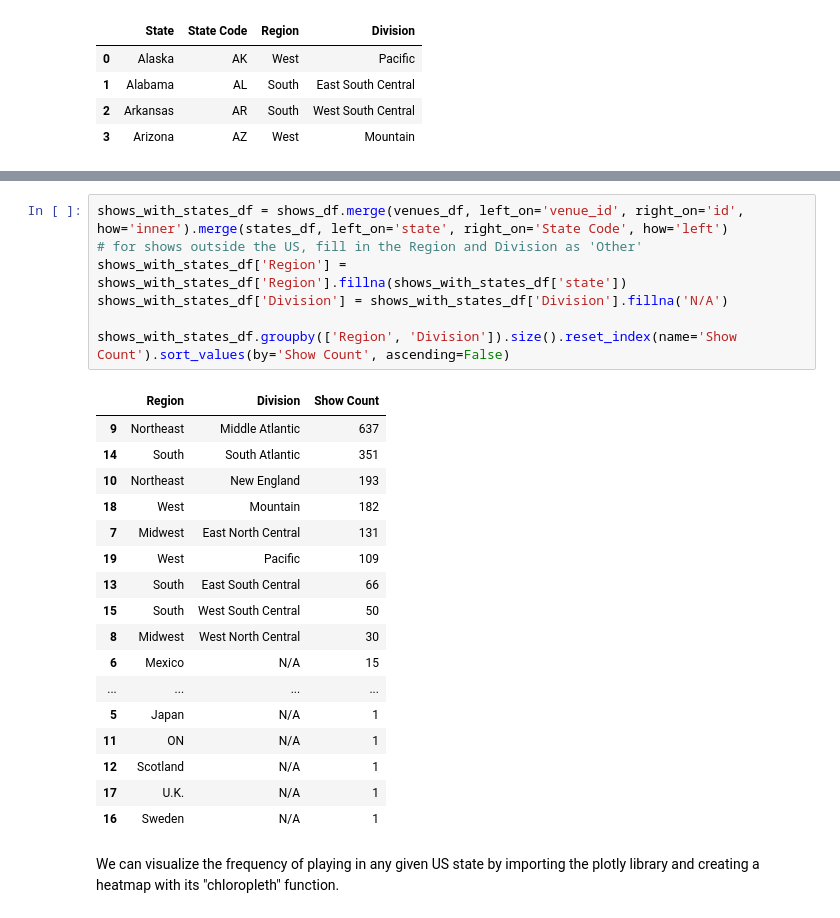
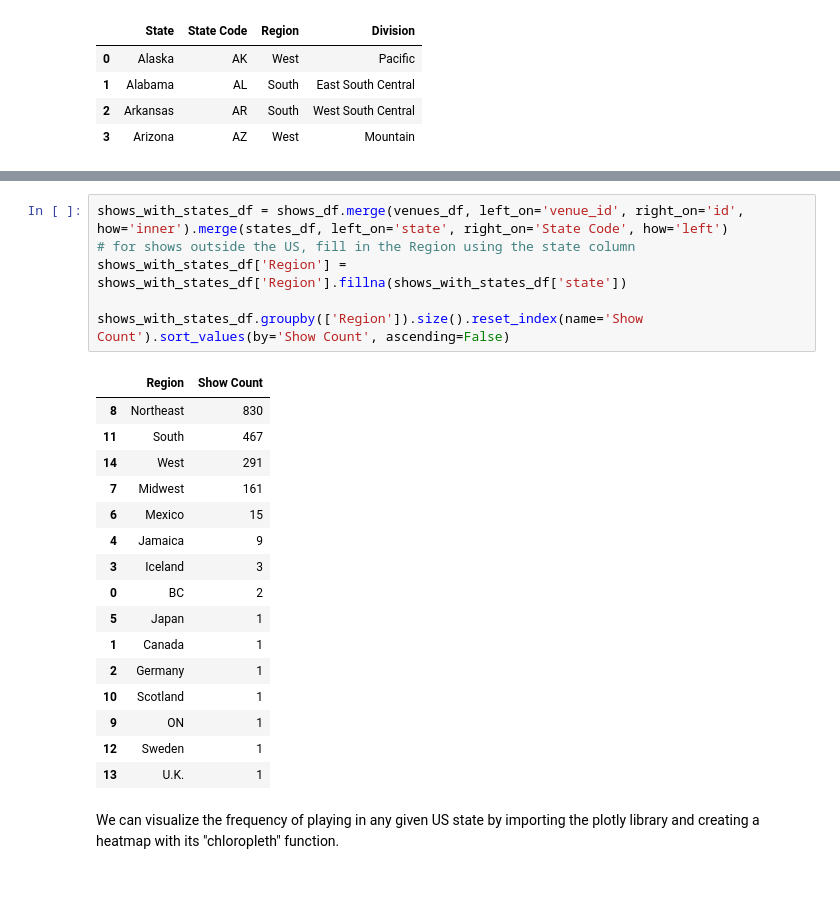
Before and after one commit to moracca/CM2015PWDMidterm, a Jupyter notebook: notebook.ipynb, the cells around one changed output, grey strips where cells are left out. Drawn from its saved outputs; the diff is of its cells as text; blank space fills up the shorter version.

```diff
--- a/notebook.ipynb
+++ b/notebook.ipynb
@@ -692,29 +707,27 @@ shows_df.merge(venues_df, left_on='venue_id', right_on='id', how='inner').groupb
 | 28 | MO | 12 |
 # %%
 shows_with_states_df = shows_df.merge(venues_df, left_on='venue_id', right_on='id', how='inner').merge(states_df, left_on='state', right_on='State Code', how='left')
-# for shows outside the US, fill in the Region and Division as 'Other'
+# for shows outside the US, fill in the Region using the state column
 shows_with_states_df['Region'] = shows_with_states_df['Region'].fillna(shows_with_states_df['state'])
-shows_with_states_df['Division'] = shows_with_states_df['Division'].fillna('N/A')
 
-shows_with_states_df.groupby(['Region', 'Division']).size().reset_index(name='Show Count').sort_values(by='Show Count', ascending=False)
+shows_with_states_df.groupby(['Region']).size().reset_index(name='Show Count').sort_values(by='Show Count', ascending=False)
 # %% [output]
-|  | Region | Division | Show Count |
-| 9 | Northeast | Middle Atlantic | 637 |
-| 14 | South | South Atlantic | 351 |
-| 10 | Northeast | New England | 193 |
-| 18 | West | Mountain | 182 |
-| 7 | Midwest | East North Central | 131 |
-| 19 | West | Pacific | 109 |
-| 13 | South | East South Central | 66 |
-| 15 | South | West South Central | 50 |
-| 8 | Midwest | West North Central | 30 |
-| 6 | Mexico | N/A | 15 |
-| ... | ... | ... | ... |
-| 5 | Japan | N/A | 1 |
-| 11 | ON | N/A | 1 |
-| 12 | Scotland | N/A | 1 |
-| 17 | U.K. | N/A | 1 |
-| 16 | Sweden | N/A | 1 |
+|  | Region | Show Count |
+| 8 | Northeast | 830 |
+| 11 | South | 467 |
+| 14 | West | 291 |
+| 7 | Midwest | 161 |
+| 6 | Mexico | 15 |
+| 4 | Jamaica | 9 |
+| 3 | Iceland | 3 |
+| 0 | BC | 2 |
+| 5 | Japan | 1 |
+| 1 | Canada | 1 |
+| 2 | Germany | 1 |
+| 10 | Scotland | 1 |
+| 9 | ON | 1 |
+| 12 | Sweden | 1 |
+| 13 | U.K. | 1 |
 # %% [markdown]
 We can visualize the frequency of playing in any given US state by importing the plotly library and creating a heatmap with its "chloropleth" function.
 # %%
```
Also changed, not shown: parts of 17 cells of this notebook, 1 other file.
